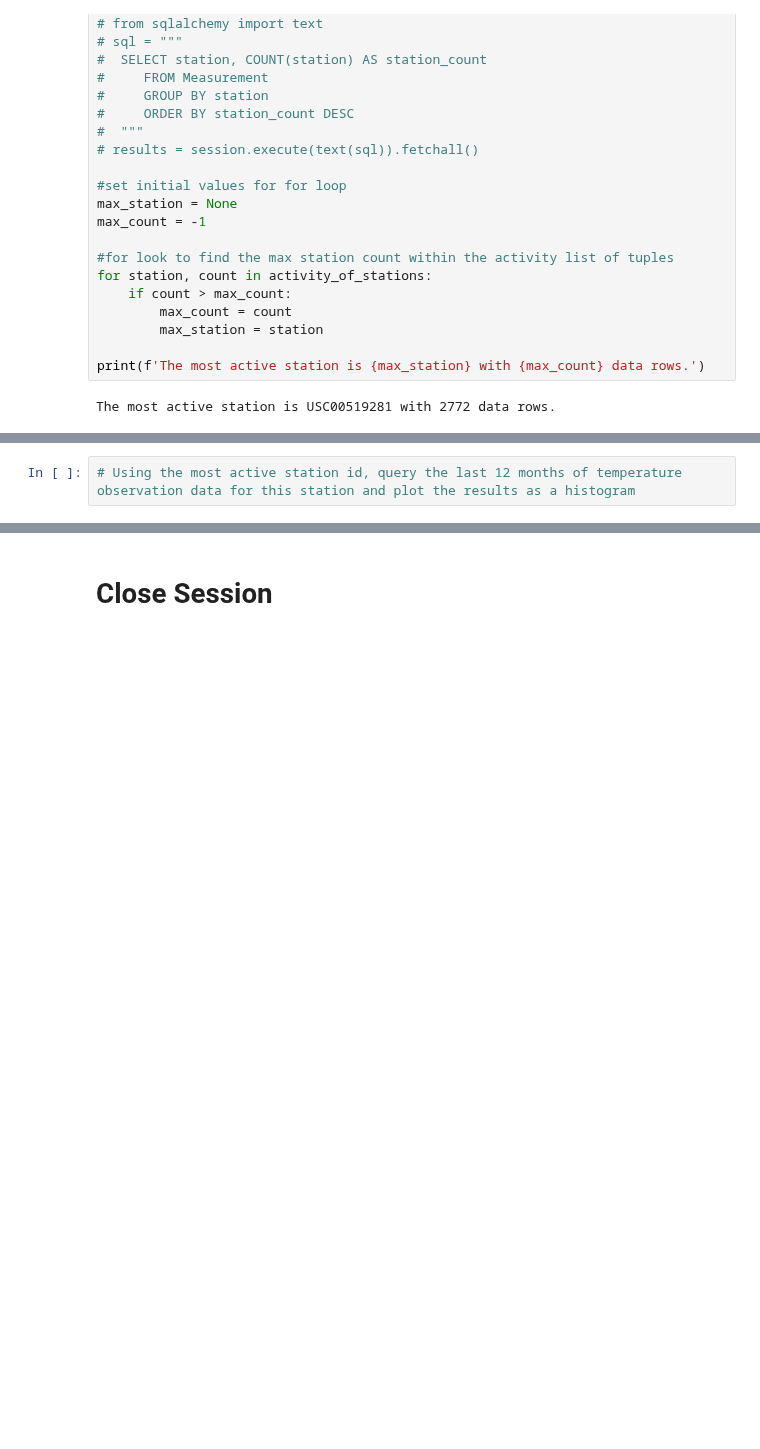
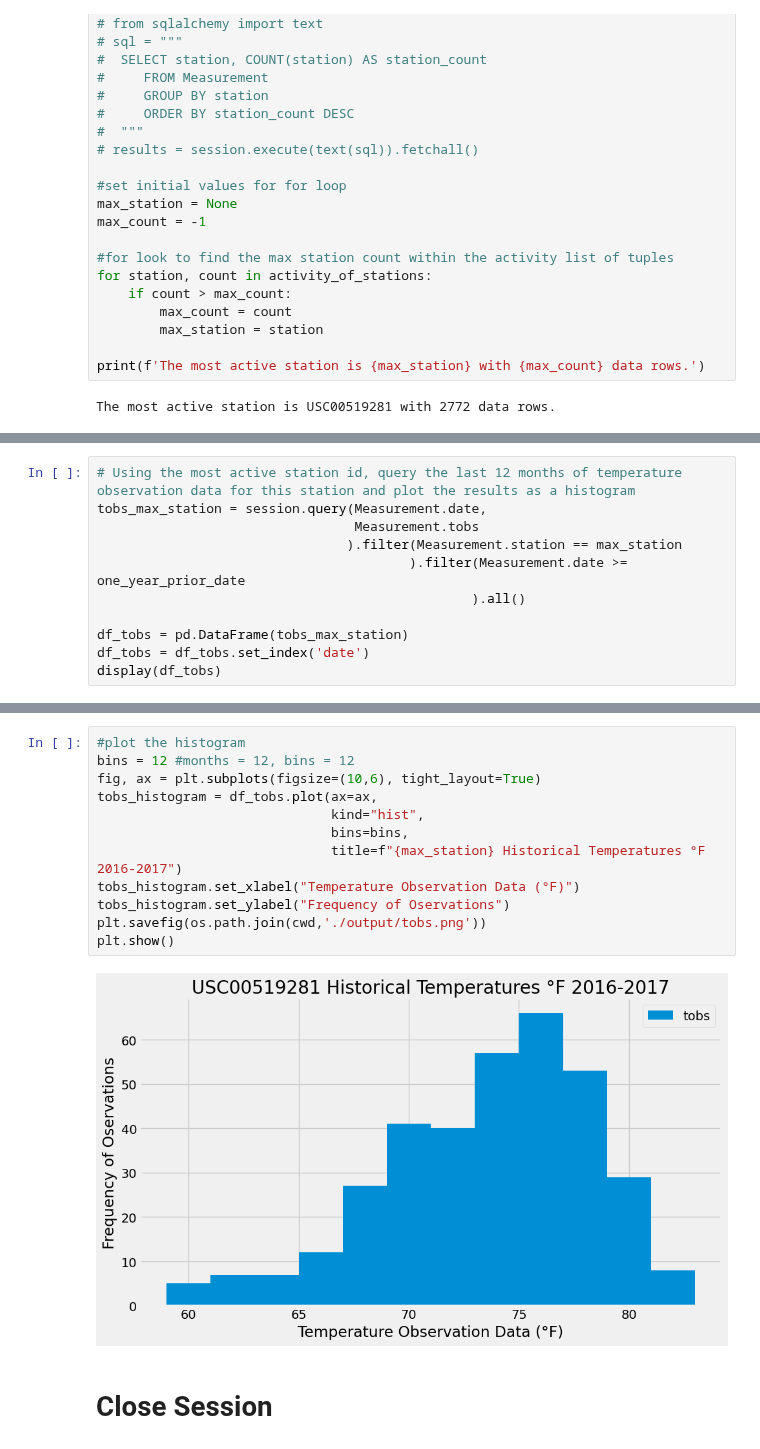
Before and after one commit to wallago-caite/sqlalchemy-challenge, a Jupyter notebook: SurfsUp/climate_starter.ipynb, the cells around one changed output, grey strips where cells are left out. Saved outputs shown, nothing was run; the diff lists cells and outputs as text; blank space fills up the shorter version.

```diff
--- a/SurfsUp/climate_starter.ipynb
+++ b/SurfsUp/climate_starter.ipynb
@@ -215,2 +249,11 @@ The most active station is USC00519281 with 2772 data rows.
 # %%
 # Using the most active station id, query the last 12 months of temperature observation data for this station and plot the results as a histogram
+tobs_max_station = session.query(Measurement.date,
+                                 Measurement.tobs
+                                ).filter(Measurement.station == max_station
+                                        ).filter(Measurement.date >= one_year_prior_date
+                                                ).all()
+
+df_tobs = pd.DataFrame(tobs_max_station)
+df_tobs = df_tobs.set_index('date')
+display(df_tobs)
@@ -217,3 +275,17 @@ The most active station is USC00519281 with 2772 data rows.
+# %%
+#plot the histogram
+bins = 12 #months = 12, bins = 12
+fig, ax = plt.subplots(figsize=(10,6), tight_layout=True)
+tobs_histogram = df_tobs.plot(ax=ax,
+                              kind="hist",
+                              bins=bins,
+                              title=f"{max_station} Historical Temperatures °F 2016-2017")
+tobs_histogram.set_xlabel("Temperature Observation Data (°F)")
+tobs_histogram.set_ylabel("Frequency of Oservations")
+plt.savefig(os.path.join(cwd,'./output/tobs.png'))
+plt.show()
+# %% [output]
+[figure, added]
 # %% [markdown]
 # Close Session
 # %%
```
Also changed, not shown: parts of 6 cells of this notebook, 2 other files.
